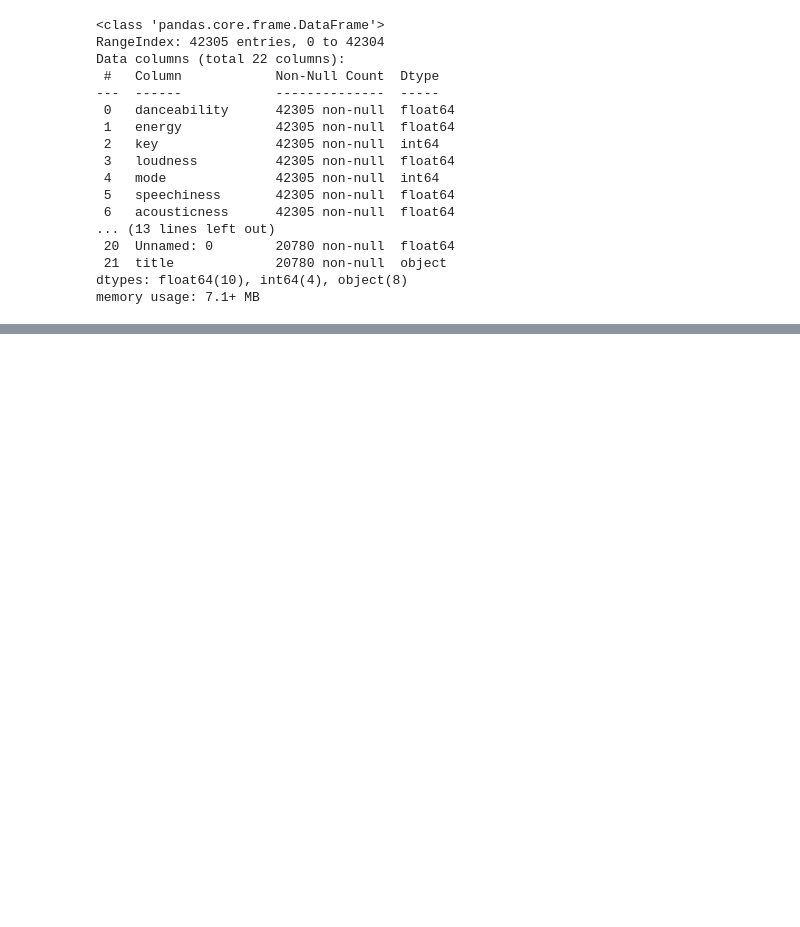
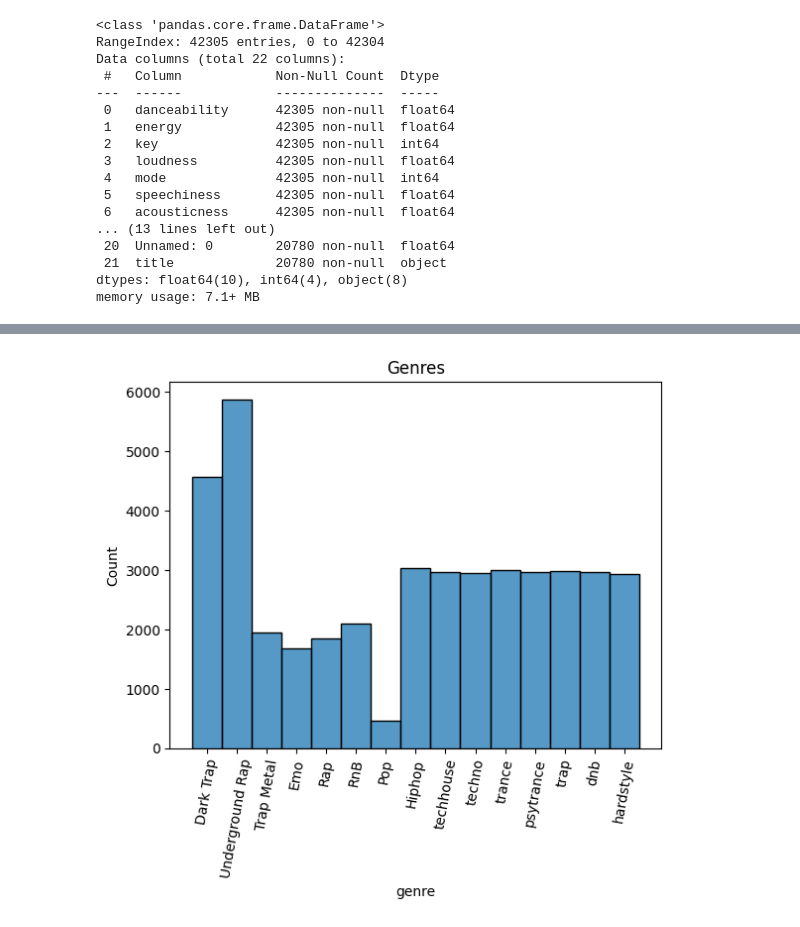
Before and after one commit to miriam-mendez/ML-Spotify, a Jupyter notebook: spotify.ipynb, the cells around one changed output, grey strips where cells are left out. Cells and saved outputs as stored; diff of their text form; code cells hidden in the pictures; blank space fills up the shorter version.

```diff
--- a/spotify.ipynb
+++ b/spotify.ipynb
@@ -41,0 +59,4 @@ memory usage: 7.1+ MB
+# %%
+title = data['title'].fillna(data['song_name'])
+data = data.drop(columns=['Unnamed: 0','title','song_name'])
+data['title'] = title
@@ -41,0 +112,6 @@ memory usage: 7.1+ MB
+# %%
+ax = sns.histplot(data["genre"])
+_ = plt.xticks(rotation=80)
+_ = plt.title("Genres")
+# %% [output]
+[figure, added]
```
Also changed, not shown: parts of 9 cells of this notebook, 1 other file.
